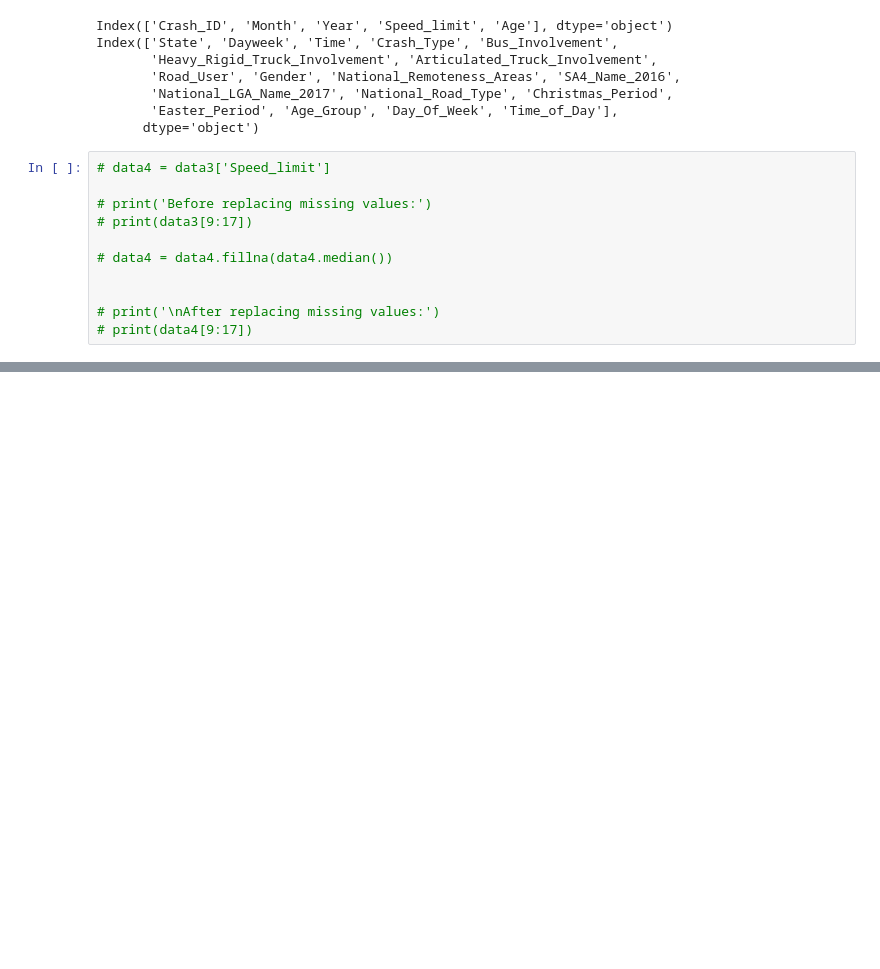
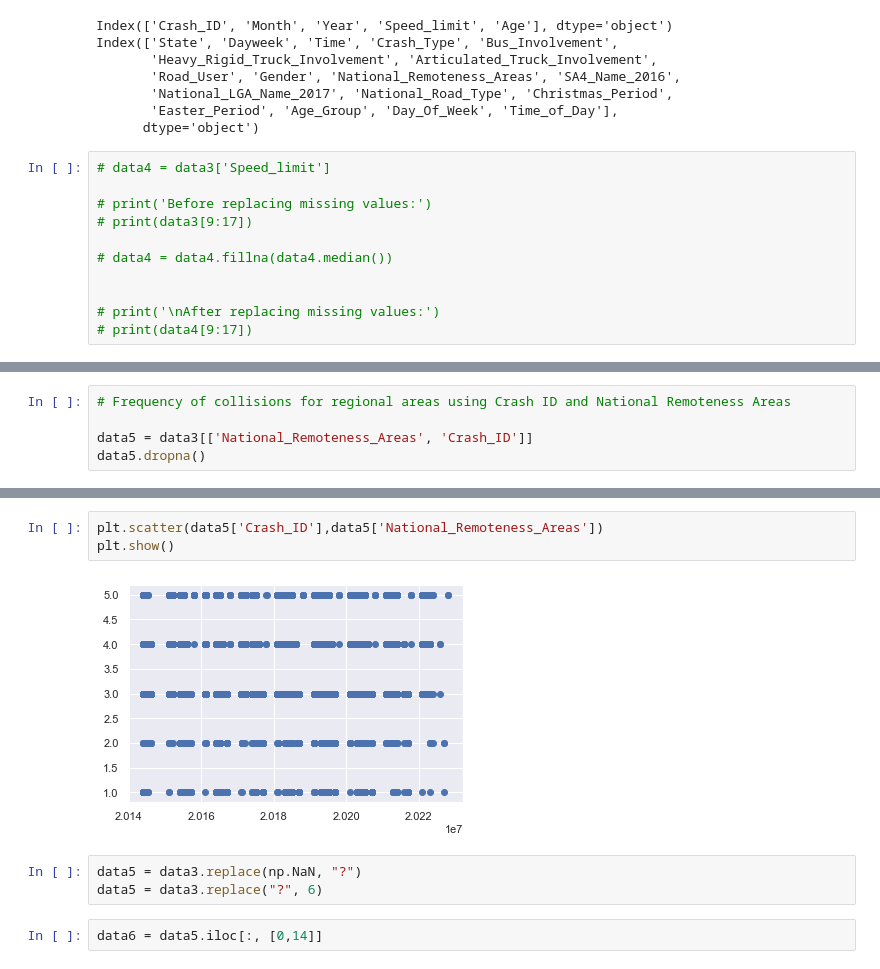
Before and after one commit to cooper-plath/CP3403DataMining, a Jupyter notebook: Dataset.ipynb, the cells around one changed output, grey strips where cells are left out. Saved outputs shown, nothing was run; the diff lists cells and outputs as text; blank space fills up the shorter version.

```diff
--- a/Dataset.ipynb
+++ b/Dataset.ipynb
@@ -377,0 +348,5 @@ For n_clusters = 6 The average silhouette_score is : 0.5501794947579203
+# %%
+# Frequency of collisions for regional areas using Crash ID and National Remoteness Areas
+
+data5 = data3[['National_Remoteness_Areas', 'Crash_ID']]
+data5.dropna()
@@ -377,0 +367,10 @@ For n_clusters = 6 The average silhouette_score is : 0.5501794947579203
+# %%
+plt.scatter(data5['Crash_ID'],data5['National_Remoteness_Areas'])
+plt.show()
+# %% [output]
+[figure, added]
+# %%
+data5 = data3.replace(np.NaN, "?")
+data5 = data3.replace("?", 6)
+# %%
+data6 = data5.iloc[:, [0,14]]
```
Also changed, not shown: parts of 10 cells of this notebook.
